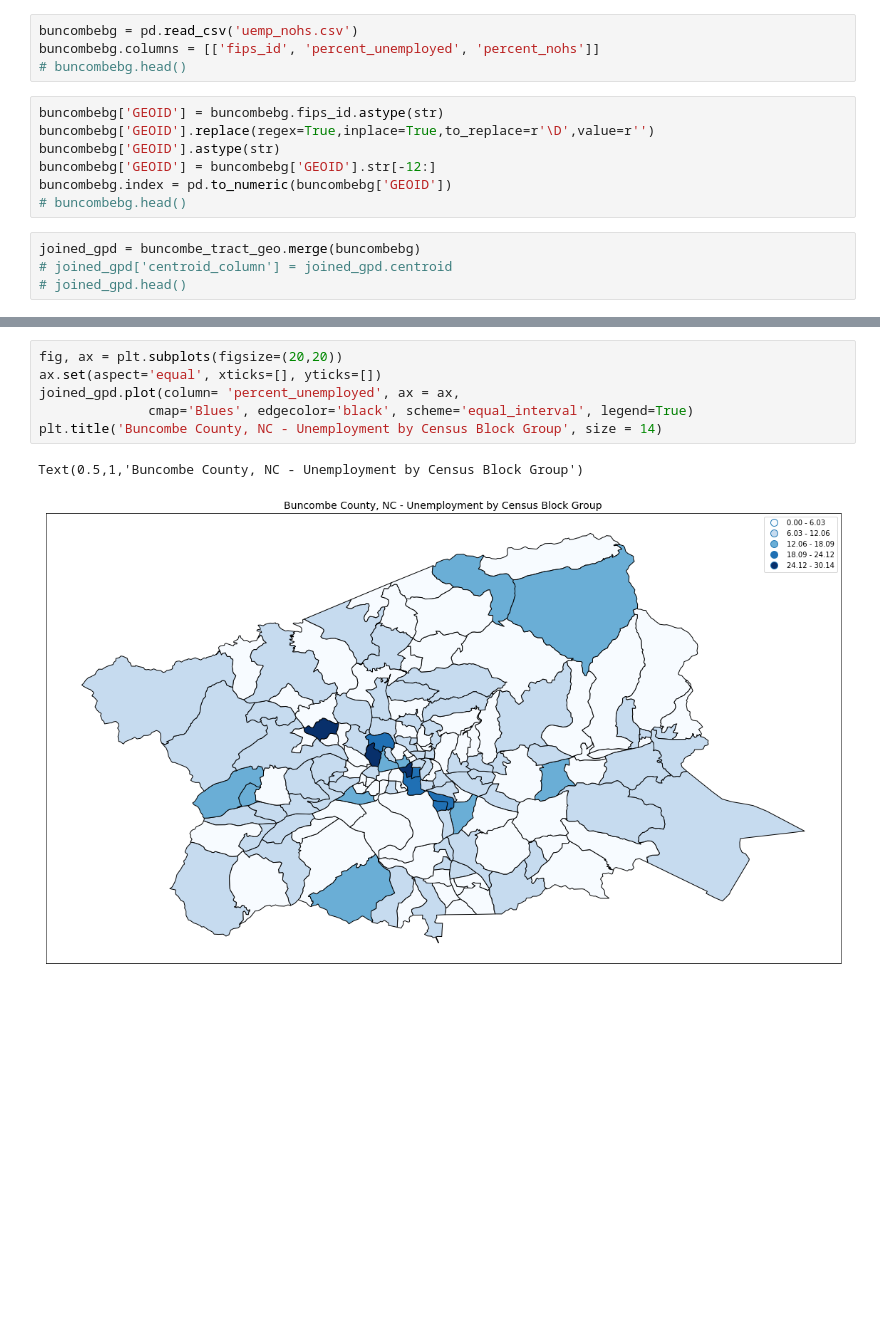
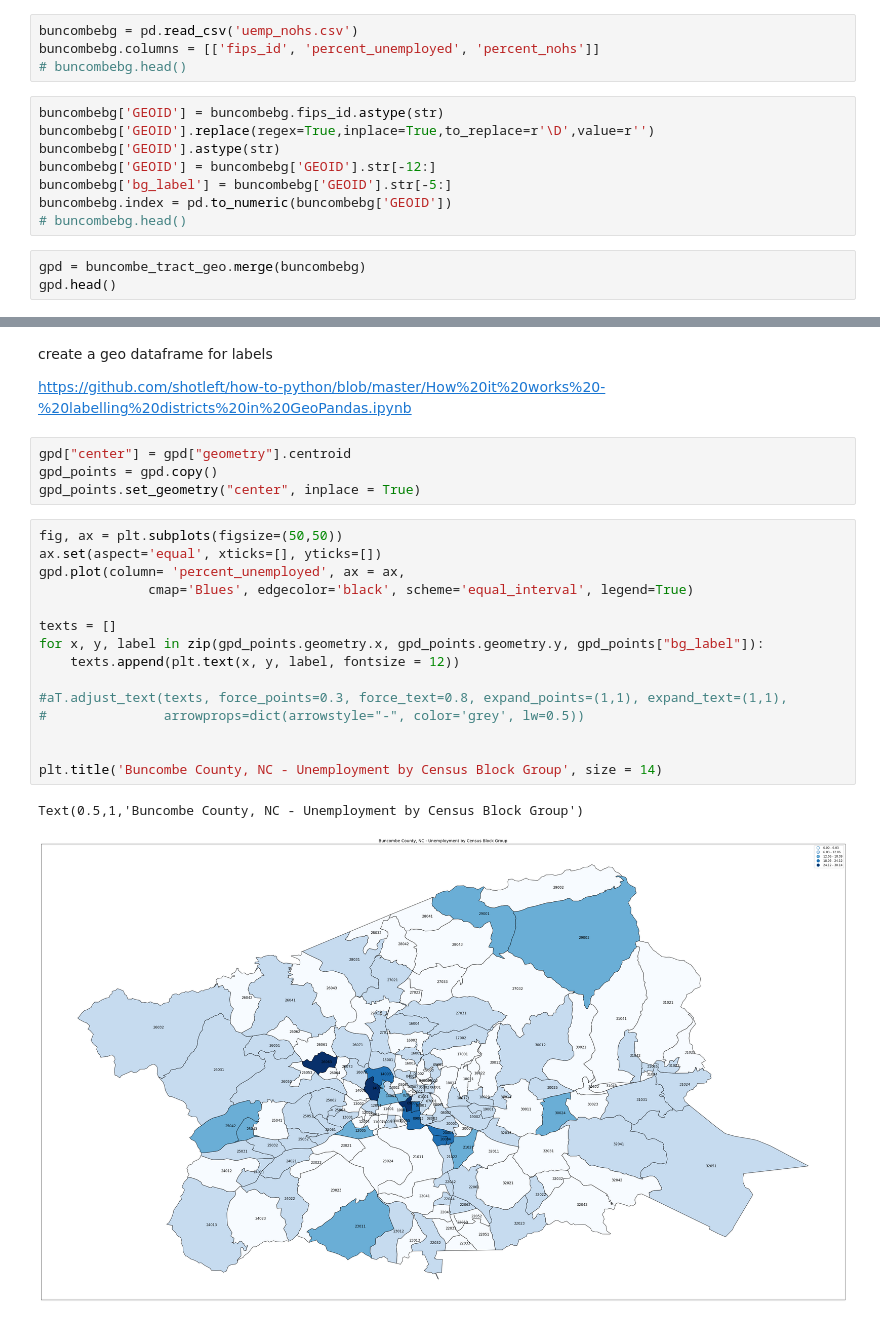
Before and after one commit to avl-community-data/Asheville-Community-Data-Library, a Jupyter notebook: census-data-maps/join_and_plot_bg.ipynb, the cells around one changed output, grey strips where cells are left out. Saved outputs shown, nothing was run; the diff lists cells and outputs as text; blank space fills up the shorter version.

Commit message:
added labels; added documentation

```diff
--- a/census-data-maps/join_and_plot_bg.ipynb
+++ b/census-data-maps/join_and_plot_bg.ipynb
@@ -24,9 +25,9 @@ buncombebg['GEOID'] = buncombebg.fips_id.astype(str)
 buncombebg['GEOID'].replace(regex=True,inplace=True,to_replace=r'\D',value=r'')
 buncombebg['GEOID'].astype(str)
 buncombebg['GEOID'] = buncombebg['GEOID'].str[-12:]
+buncombebg['bg_label'] = buncombebg['GEOID'].str[-5:]
 buncombebg.index = pd.to_numeric(buncombebg['GEOID'])
 # buncombebg.head()
 # %%
-joined_gpd = buncombe_tract_geo.merge(buncombebg)
-# joined_gpd['centroid_column'] = joined_gpd.centroid
-# joined_gpd.head()
+gpd = buncombe_tract_geo.merge(buncombebg)
+gpd.head()
@@ -33,12 +41,29 @@ joined_gpd = buncombe_tract_geo.merge(buncombebg)
+# %% [markdown]
+create a geo dataframe for labels
+
+https://github.com/shotleft/how-to-python/blob/master/How%20it%20works%20-%20labelling%20districts%20in%20GeoPandas.ipynb
+# %%
+gpd["center"] = gpd["geometry"].centroid
+gpd_points = gpd.copy()
+gpd_points.set_geometry("center", inplace = True)
 # %%
-fig, ax = plt.subplots(figsize=(20,20))
+fig, ax = plt.subplots(figsize=(50,50))
 ax.set(aspect='equal', xticks=[], yticks=[])
-joined_gpd.plot(column= 'percent_unemployed', ax = ax,
+gpd.plot(column= 'percent_unemployed', ax = ax,
               cmap='Blues', edgecolor='black', scheme='equal_interval', legend=True)
+
+texts = []
+for x, y, label in zip(gpd_points.geometry.x, gpd_points.geometry.y, gpd_points["bg_label"]):
+    texts.append(plt.text(x, y, label, fontsize = 12))
+
+#aT.adjust_text(texts, force_points=0.3, force_text=0.8, expand_points=(1,1), expand_text=(1,1),
+#               arrowprops=dict(arrowstyle="-", color='grey', lw=0.5))
+
+
 plt.title('Buncombe County, NC - Unemployment by Census Block Group', size = 14)
 # %% [output]
 Text(0.5,1,'Buncombe County, NC - Unemployment by Census Block Group')
-[figure, old version]
+[figure, new version]
 # %%
 fig, ax = plt.subplots(figsize=(20,20))
 ax.set(aspect='equal', xticks=[], yticks=[])
```
Also changed, not shown: parts of 3 cells of this notebook, 3 other files.
